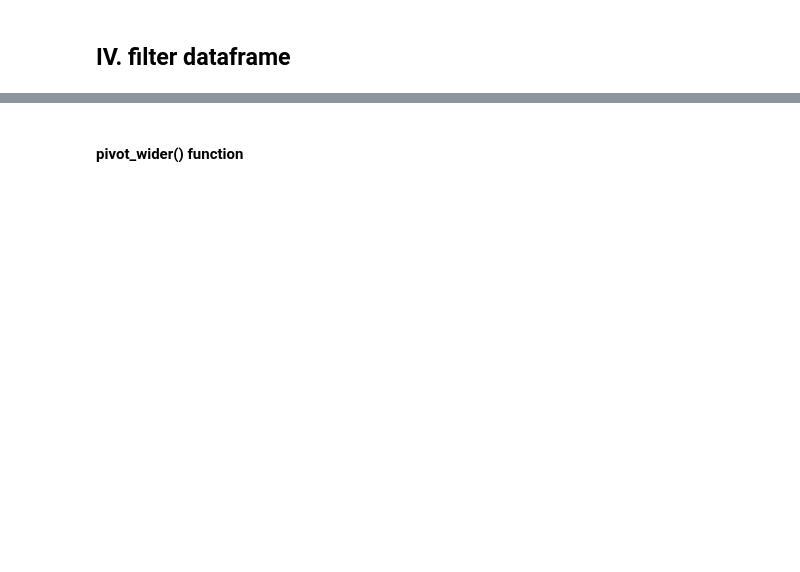
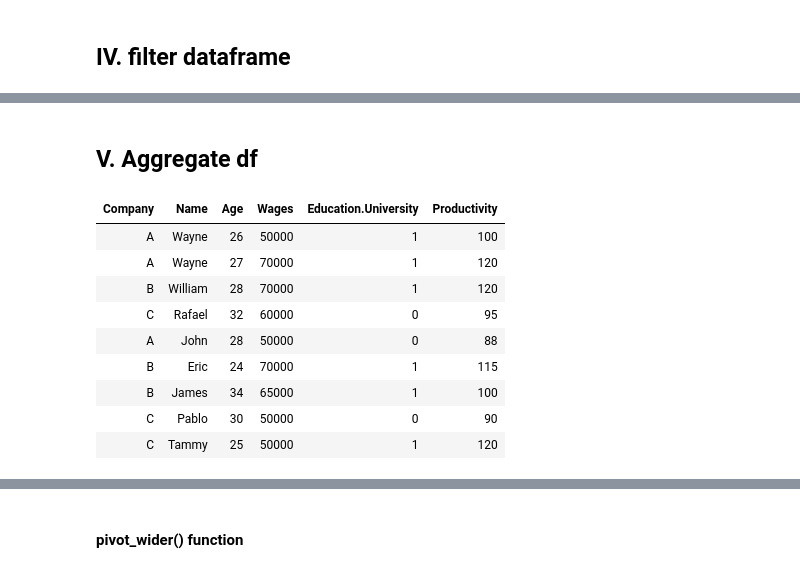
Before and after one commit to tuantla80/R-Shiny-Apps, a Jupyter notebook: R_Examples/Dataframe.ipynb, the cells around one changed output, grey strips where cells are left out. Saved outputs shown, nothing was run; the diff lists cells and outputs as text; code cells hidden in the pictures; blank space fills up the shorter version.

```diff
--- a/R_Examples/Dataframe.ipynb
+++ b/R_Examples/Dataframe.ipynb
@@ -232,0 +471,21 @@ resultDataList
+# %% [markdown]
+## V. Aggregate df
+# %%
+df <- data.frame(Company = c('A', 'A', 'B', 'C', 'A', 'B', 'B', 'C', 'C'),
+                 Name = c("Wayne", "Wayne", "William", "Rafael", "John", "Eric", "James", "Pablo", "Tammy"),
+                 Age = c(26, 27, 28, 32, 28, 24, 34, 30, 25),
+                 Wages = c(50000, 70000, 70000, 60000, 50000, 70000, 65000, 50000, 50000),
+                 Education.University = c(1, 1, 1, 0, 0, 1, 1, 0, 1),
+                 Productivity = c(100, 120, 120, 95, 88, 115, 100, 90, 120))
+df
+# %% [output]
+| Company | Name | Age | Wages | Education.University | Productivity |
+| A | Wayne | 26 | 50000 | 1 | 100 |
+| A | Wayne | 27 | 70000 | 1 | 120 |
+| B | William | 28 | 70000 | 1 | 120 |
+| C | Rafael | 32 | 60000 | 0 | 95 |
+| A | John | 28 | 50000 | 0 | 88 |
+| B | Eric | 24 | 70000 | 1 | 115 |
+| B | James | 34 | 65000 | 1 | 100 |
+| C | Pablo | 30 | 50000 | 0 | 90 |
+| C | Tammy | 25 | 50000 | 1 | 120 |
```
Also changed, not shown: parts of 52 cells of this notebook.
